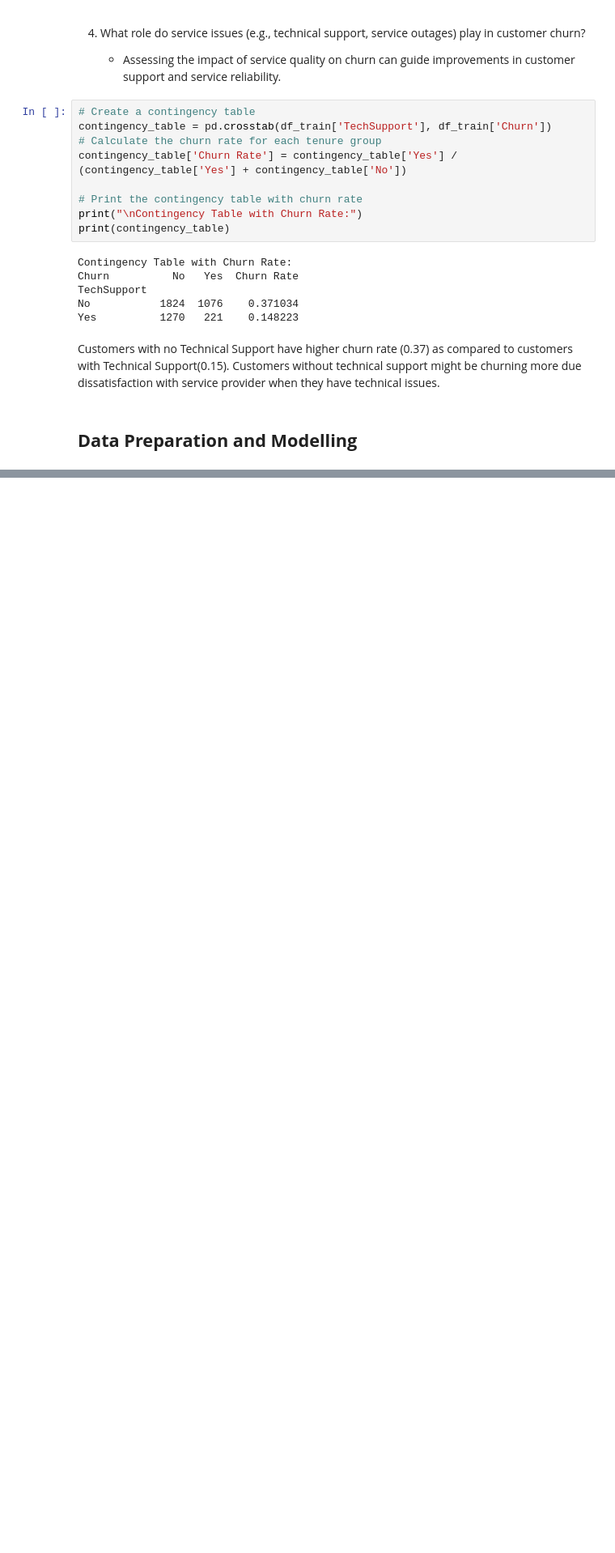
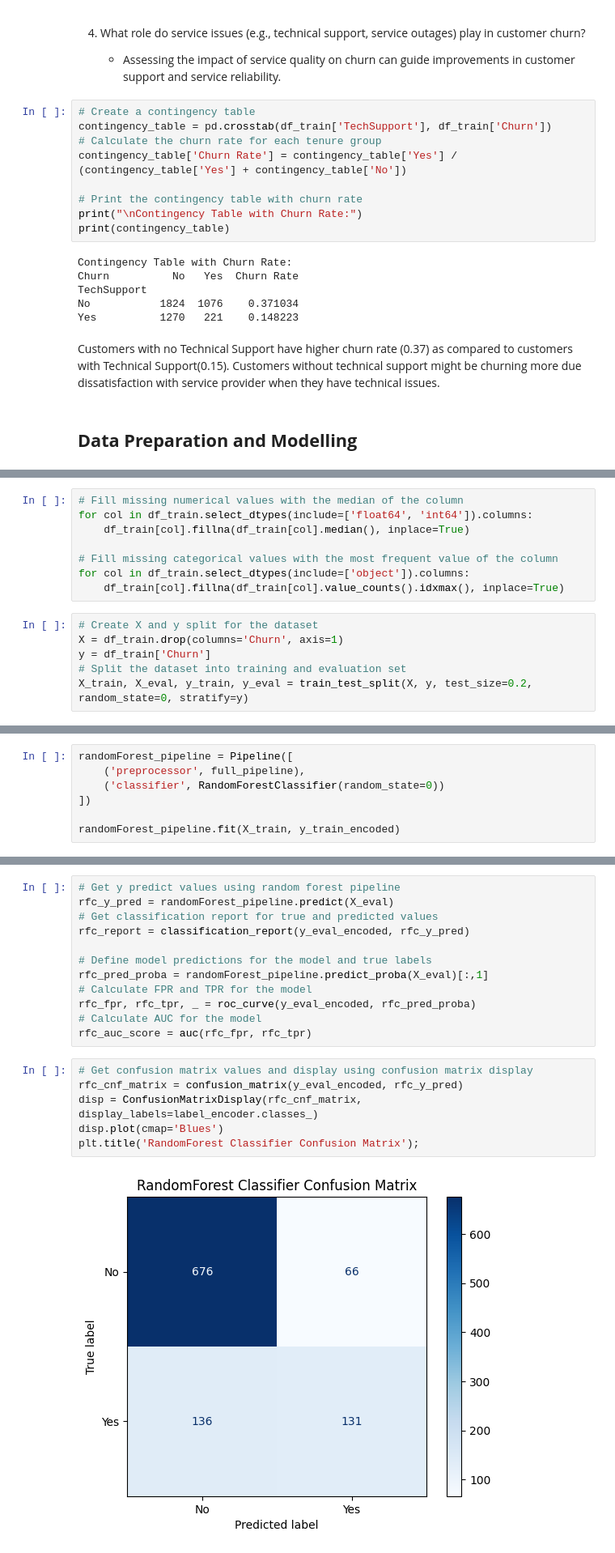
Before and after one commit to richmond-yeboah/Customer-Churn-Prediction, a Jupyter notebook: Notebooks/main.ipynb, the cells around one changed output, grey strips where cells are left out. Shown at 81% size. Cells and saved outputs as stored; diff of their text form; blank space fills up the shorter version.

```diff
--- a/Notebooks/main.ipynb
+++ b/Notebooks/main.ipynb
@@ -804,0 +837,14 @@ Customers with no Technical Support have higher churn rate (0.37) as compared to
+# %%
+# Fill missing numerical values with the median of the column
+for col in df_train.select_dtypes(include=['float64', 'int64']).columns:
+    df_train[col].fillna(df_train[col].median(), inplace=True)
+
+# Fill missing categorical values with the most frequent value of the column
+for col in df_train.select_dtypes(include=['object']).columns:
+    df_train[col].fillna(df_train[col].value_counts().idxmax(), inplace=True)
+# %%
+# Create X and y split for the dataset
+X = df_train.drop(columns='Churn', axis=1)
+y = df_train['Churn']
+# Split the dataset into training and evaluation set
+X_train, X_eval, y_train, y_eval = train_test_split(X, y, test_size=0.2, random_state=0, stratify=y)
@@ -804,0 +926,7 @@ Customers with no Technical Support have higher churn rate (0.37) as compared to
+# %%
+randomForest_pipeline = Pipeline([
+    ('preprocessor', full_pipeline),
+    ('classifier', RandomForestClassifier(random_state=0))
+])
+
+randomForest_pipeline.fit(X_train, y_train_encoded)
@@ -804,0 +951,20 @@ Customers with no Technical Support have higher churn rate (0.37) as compared to
+# %%
+# Get y predict values using random forest pipeline
+rfc_y_pred = randomForest_pipeline.predict(X_eval)
+# Get classification report for true and predicted values
+rfc_report = classification_report(y_eval_encoded, rfc_y_pred)
+
+# Define model predictions for the model and true labels
+rfc_pred_proba = randomForest_pipeline.predict_proba(X_eval)[:,1]
+# Calculate FPR and TPR for the model
+rfc_fpr, rfc_tpr, _ = roc_curve(y_eval_encoded, rfc_pred_proba)
+# Calculate AUC for the model
+rfc_auc_score = auc(rfc_fpr, rfc_tpr)
+# %%
+# Get confusion matrix values and display using confusion matrix display
+rfc_cnf_matrix = confusion_matrix(y_eval_encoded, rfc_y_pred)
+disp = ConfusionMatrixDisplay(rfc_cnf_matrix, display_labels=label_encoder.classes_)
+disp.plot(cmap='Blues')
+plt.title('RandomForest Classifier Confusion Matrix');
+# %% [output]
+[figure, added]
```
Also changed, not shown: parts of 33 cells of this notebook.
